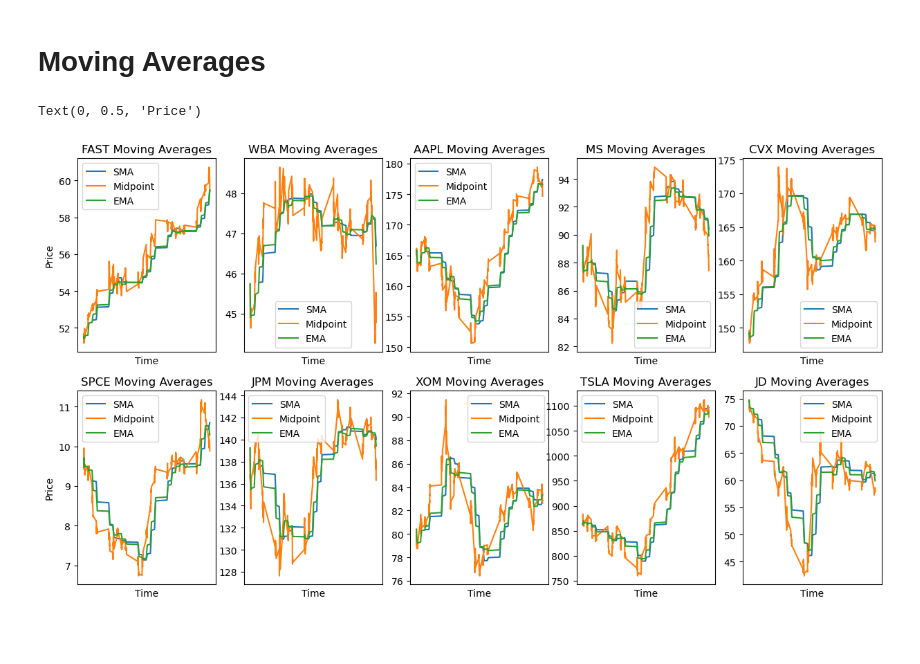
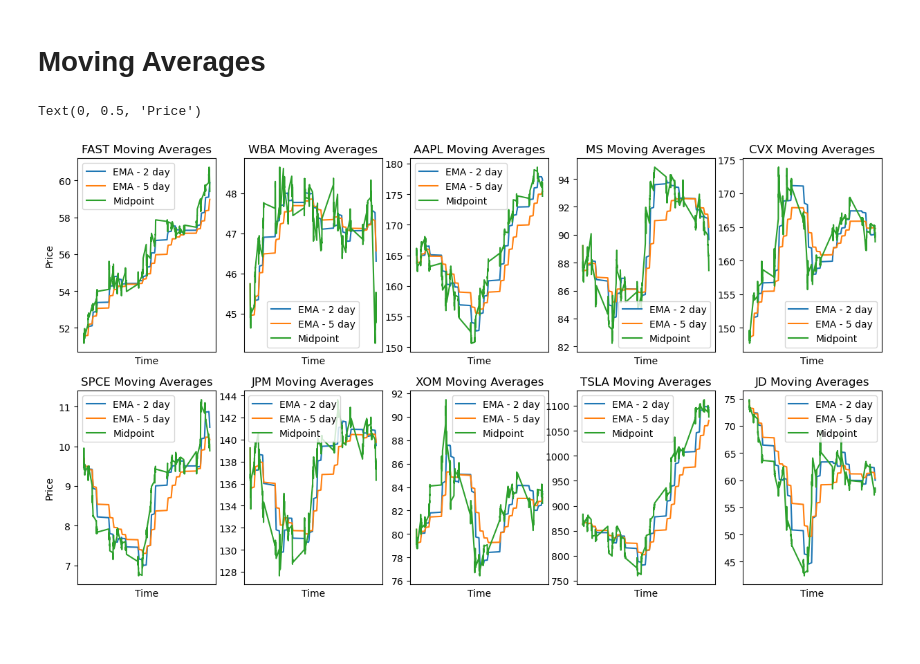
Before and after one commit to omkarp1013/VoleonTradingCase, a Jupyter notebook: indicators.ipynb, the cells around one changed output. Saved outputs shown, nothing was run; the diff lists cells and outputs as text; code cells hidden in the pictures.

```diff
--- a/indicators.ipynb
+++ b/indicators.ipynb
@@ -121,11 +121,6 @@ Text(0, 0.5, 'Volume')
 # %% [markdown]
 # Moving Averages
 # %%
-# Simple moving average
-def SMA(stock, window):
-    sma = df['midpoint'].loc[df['symbol'] == stock].rolling(window=window).mean()
-    return sma
-
 # Exponentially-weighted moving average
 def EMA(stock, span):
     ema = df['midpoint'].loc[df['symbol']==stock].ewm(span=span).mean()
@@ -133,37 +128,37 @@ def EMA(stock, span):
 # %%
 fig, axs = plt.subplots(2, 5, figsize=(15, 8))
 i = 0
 
 for stock in stocks:
-    sma = SMA(stock, 78)
-    ema = EMA(stock, 78)
+    ema_2 = SMA(stock, 52)
+    ema_5 = EMA(stock, 130)
     price = df['midpoint'].loc[df['symbol'] == stock]
     x = df['datetime'].loc[df['symbol'] == stock]
 
     if i < 5:
-        axs[0, i].plot(x, sma, label="SMA")
+        axs[0, i].plot(x, ema_2, label="EMA - 2 day")
+        axs[0, i].plot(x, ema_5, label="EMA - 5 day")
         axs[0, i].plot(x, price, label="Midpoint")
-        axs[0, i].plot(x, ema, label="EMA")
         axs[0, i].set_title(stock + " Moving Averages")
         axs[0, i].set_xticks([])
         axs[0, i].legend()
     else:
-        axs[1, (i+1)%5].plot(x, sma, label="SMA")
+        axs[1, (i+1)%5].plot(x, ema_2, label="EMA - 2 day")
+        axs[1, (i+1)%5].plot(x, ema_5, label="EMA - 5 day")
         axs[1, (i+1)%5].plot(x, price, label="Midpoint")
-        axs[1, (i+1)%5].plot(x, ema, label="EMA")
         axs[1, (i+1)%5].set_title(stock + " Moving Averages")
         axs[1, (i+1)%5].set_xticks([])
         axs[1, (i+1)%5].legend()
     i += 1
 
 
 for ax in axs.flat:
     ax.set(xlabel='Time')
 
 axs[0, 0].set_ylabel('Price')
 axs[1, 0].set_ylabel('Price')
 # %% [output]
 Text(0, 0.5, 'Price')
-[figure, old version]
+[figure, new version]
 # %% [markdown]
 #
```
Also changed, not shown: parts of 2 cells of this notebook.
